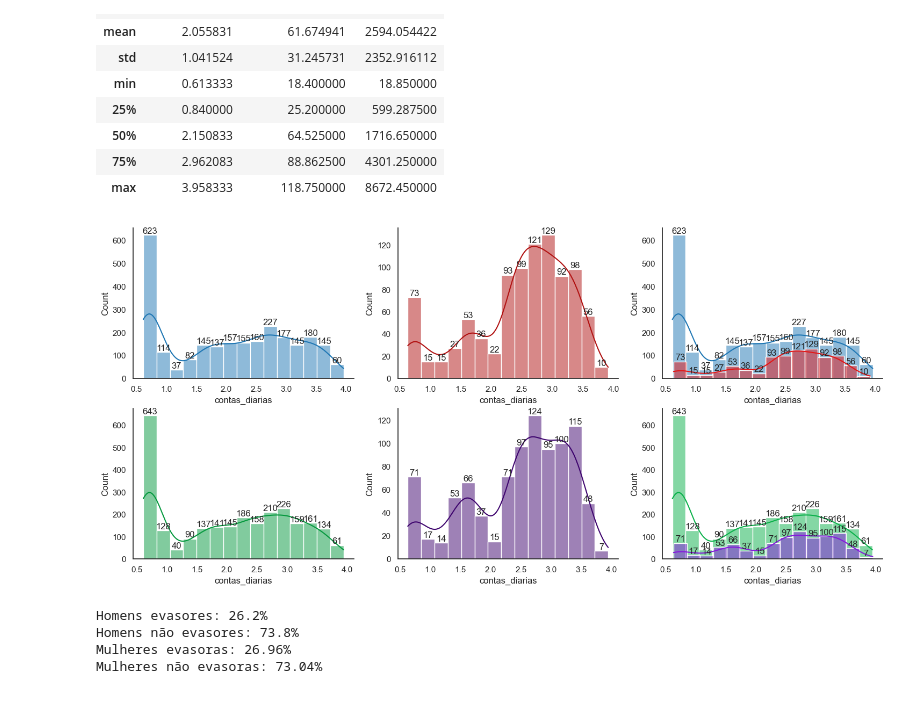
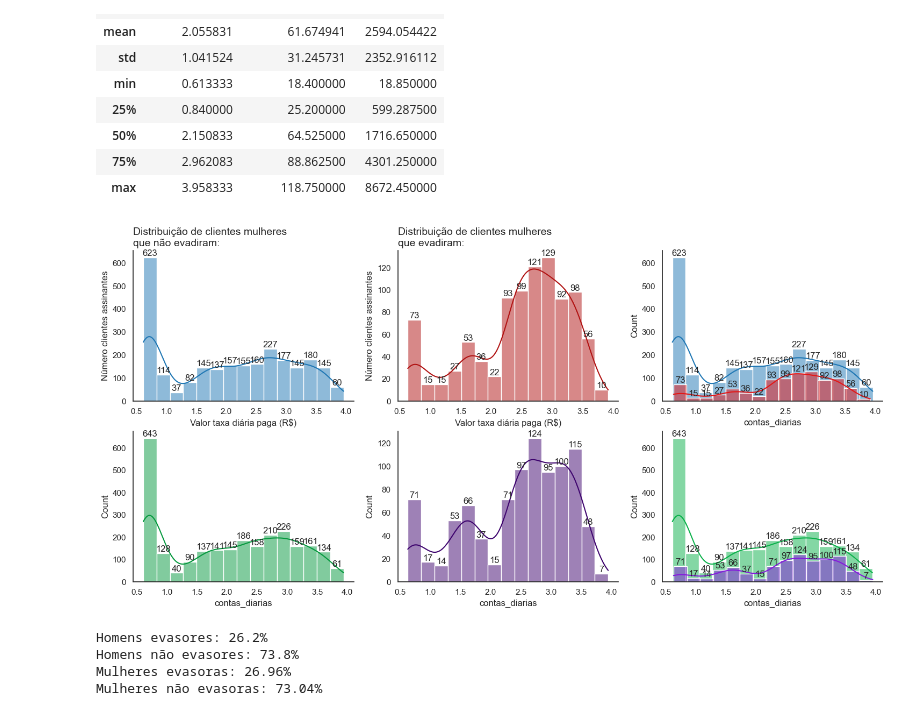
Before and after one commit to Megalonnix/ChallengeTelecomX, a Jupyter notebook: TelecomX_BR.ipynb, the cells around one changed output. Cells and saved outputs as stored; diff of their text form; code cells hidden in the pictures.

```diff
--- a/TelecomX_BR.ipynb
+++ b/TelecomX_BR.ipynb
@@ -1055,34 +1055,54 @@ histplot6a = assembleHistogram(
     stat='count',
     color="#0AB14A",
     ax=ax6,
     bins=NUM_CLASSES,
     element='bars'
 )
 histplot6b = assembleHistogram(
     kde=True,
     data=serie_contas_diarias_h_evasores,
     stat='count',
     color="#8519DD",
     ax=ax6,
     bins=NUM_CLASSES,
     element='bars'
 )
 
 
 def addLabel(nmHistplot):
     for vl_barra in nmHistplot.containers:
         nmHistplot.bar_label(vl_barra)
 
 addLabel(histplot1)
 addLabel(histplot2)
 addLabel(histplot3a)
 addLabel(histplot4)
 addLabel(histplot5)
 addLabel(histplot6a)
 
+def assembleSubplotLabel2(subplot,
+    titulo = str,
+    labelEixoY = str,
+    labelEixoX = str):
+
+    str_titulo = titulo + ':'
+    subplot.set_title(str_titulo, loc='left', fontsize=14)
+    subplot.set_ylabel(labelEixoY)
+    subplot.set_xlabel(labelEixoX)
+
+assembleSubplotLabel2(ax1,
+    'Distribuição de clientes mulheres \nque não evadiram',
+    'Número clientes assinantes',
+    'Valor taxa diária paga (R$)')
+
+assembleSubplotLabel2(ax2,
+    'Distribuição de clientes mulheres \nque evadiram',
+    'Número clientes assinantes',
+    'Valor taxa diária paga (R$)')
+
 sns.despine()
 # %% [output]
-[figure, old version]
+[figure, new version]
 # %%
 qtd_homens_evasores = len(homens_evasores)
 qtd_homens_n_evasores = len(homens_nao_evasores)
```
